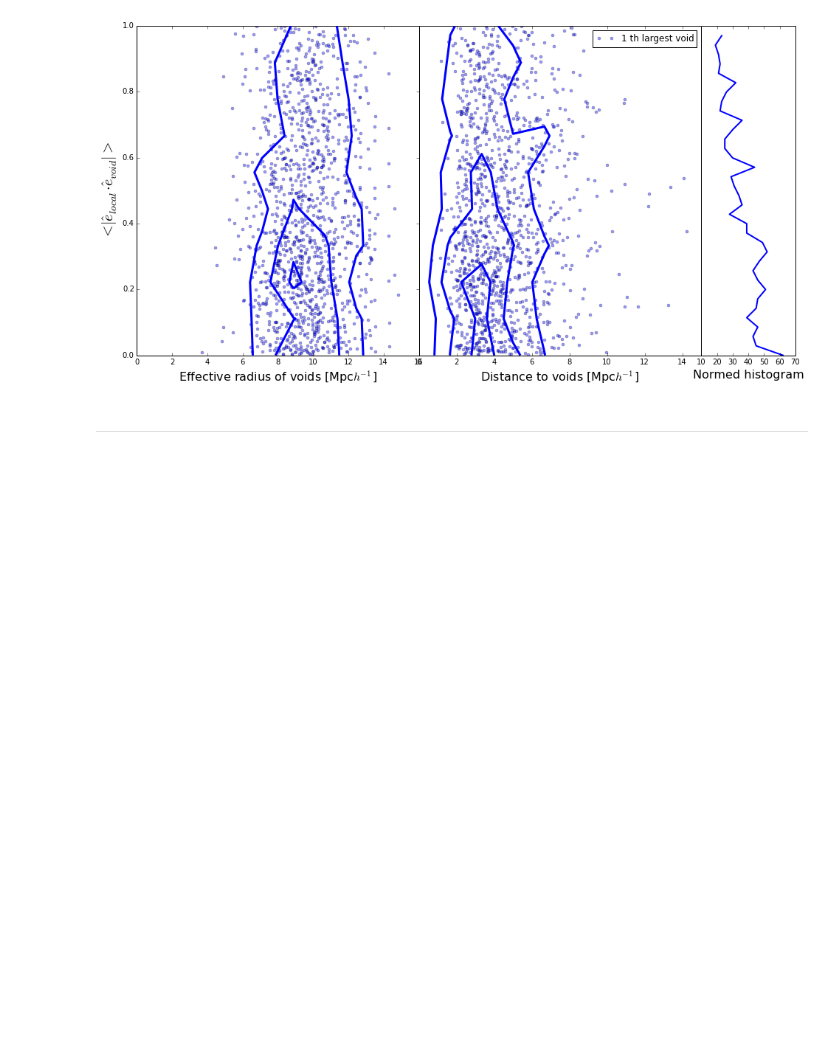
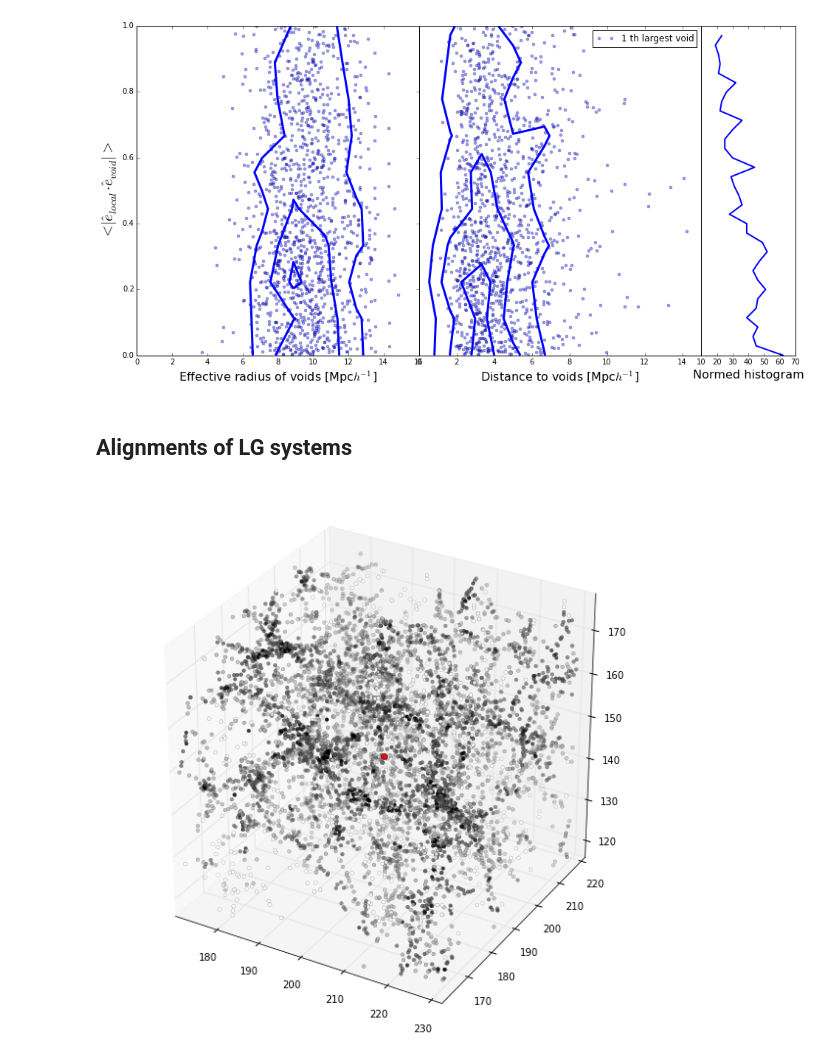
Before and after one commit to sbustamante/LGVoids, a Jupyter notebook: codes/notebook.ipynb, the cells around one changed output. Drawn from its saved outputs; the diff is of its cells as text; code cells hidden in the pictures; blank space fills up the shorter version.

```diff
--- a/codes/notebook.ipynb
+++ b/codes/notebook.ipynb
@@ -154,0 +232,28 @@ def CutFieldZ( filename, X, res=32, Coor = 3, N=256 ):
+# %%
+#Loading produced Isolated-Pair catalogue (id1,M1,id2,M2,rrel,vrad,vtan)
+isopairs = np.loadtxt( "%s/isolated_pairs_fof.dat"%(datafold), usecols=(1,2,4,5,7,8,9) )
+#Number of halos
+Nisop = len(isopairs)
+#Calculating tangential velocity
+isopairs[:,6] = np.sqrt( isopairs[:,6]**2 - (isopairs[:,5]-100*isopairs[:,4])**2 )
+#Indexes of IP systems
+ip_index = (isopairs[:,0]-1).astype(int)
+
+#Properties of halo1 of each isolated pair
+halos1 = halos[ (isopairs[:,0]-1).astype(int) ]
+#Properties of halo2 of each isolated pair
+halos2 = halos[ (isopairs[:,2]-1).astype(int) ]
+# %%
+#Sample of LG like systems
+LGpairs = isopairs[ (isopairs[:,5]<=vrad+dvrad)&(isopairs[:,5]>=vrad-dvrad)&(isopairs[:,6]<=vtan) ]
+#Number of LG systems
+Nlg = len(LGpairs)
+#Indexes of LG
+LG_index = (LGpairs[:,0]-1).astype(int)
+
+#Properties of halo1 of each isolated pair
+lghalos1 = halos[ (LGpairs[:,0]-1).astype(int) ]
+#Properties of halo2 of each isolated pair
+lghalos2 = halos[ (LGpairs[:,2]-1).astype(int) ]
+
+print Nlg, "LG systems"
@@ -154,0 +283,13 @@ def CutFieldZ( filename, X, res=32, Coor = 3, N=256 ):
+# %%
+#Loading eigenvalues of all halos
+voids_distances = np.loadtxt( "%s/distance_halos_voids_Tweb.dat"%(datafold) )
+#Loading sizes of all halos
+voids_catalogue = np.loadtxt( "%s/void_sizes_Tweb.dat"%(datafold), usecols=(1,) )
+
+voids_sizes = np.zeros( (len(voids_distances),5) )
+id_voids = np.zeros( (len(voids_distances),5) )
+for i in xrange(5):
+    voids_distances[voids_distances[:,i*5+1]>=len(voids_catalogue),i*5+1] = 0
+    voids_sizes[:,i] = r_eff(voids_catalogue[ (voids_distances[:,i*5+1]-1).astype(int) ])
+    #Id of nearest void
+    id_voids[:,i] = voids_distances[:,i*5+1]
@@ -994,5 +1143,5 @@ alignment( Rip, 1, "ip", Nneigh=1, order="closest", contourn=3 )
 alignment( Rip, 1, "ip", Nneigh=1, order="largest", contourn=3 )
 # %% [output]
 [figure]
-# %% [markdown]
-- - -
+# %% [markdown]
+## Alignments of LG systems
@@ -998,0 +1198,4 @@ alignment( Rip, 1, "ip", Nneigh=1, order="largest", contourn=3 )
+# %%
+alignments3D( halos, "LG", id_voids, halos_eigs, LG_index[9], dx=30, neigh="closest" )
+# %% [output]
+[figure, added]
```
Also changed, not shown: parts of 18 cells of this notebook.
